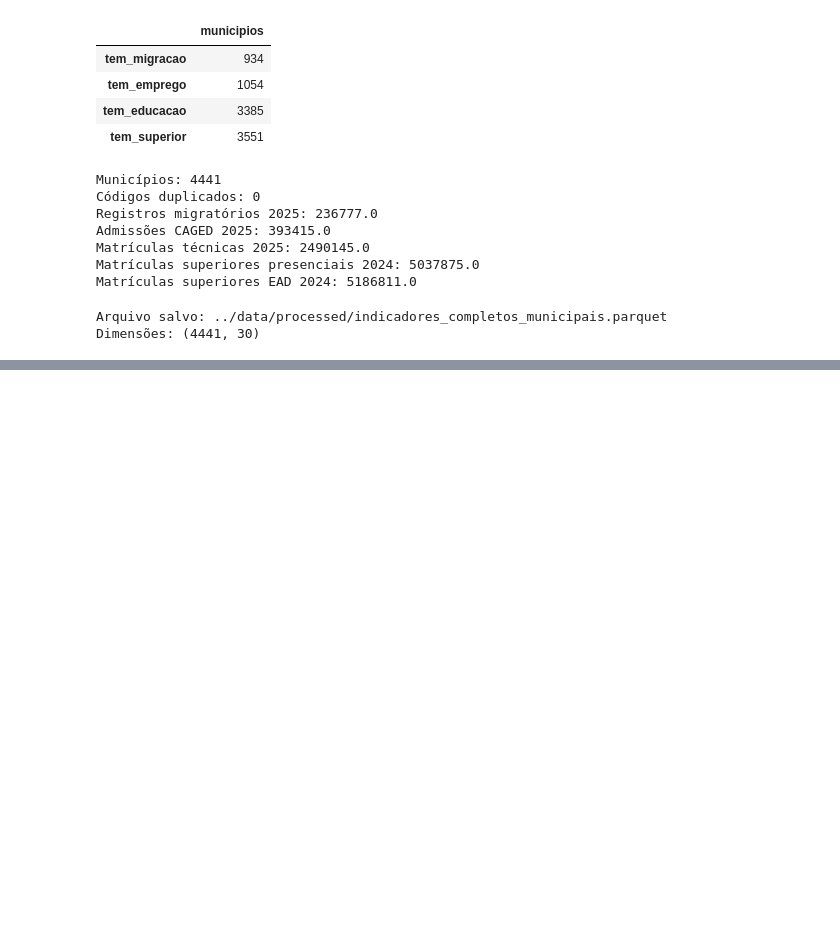
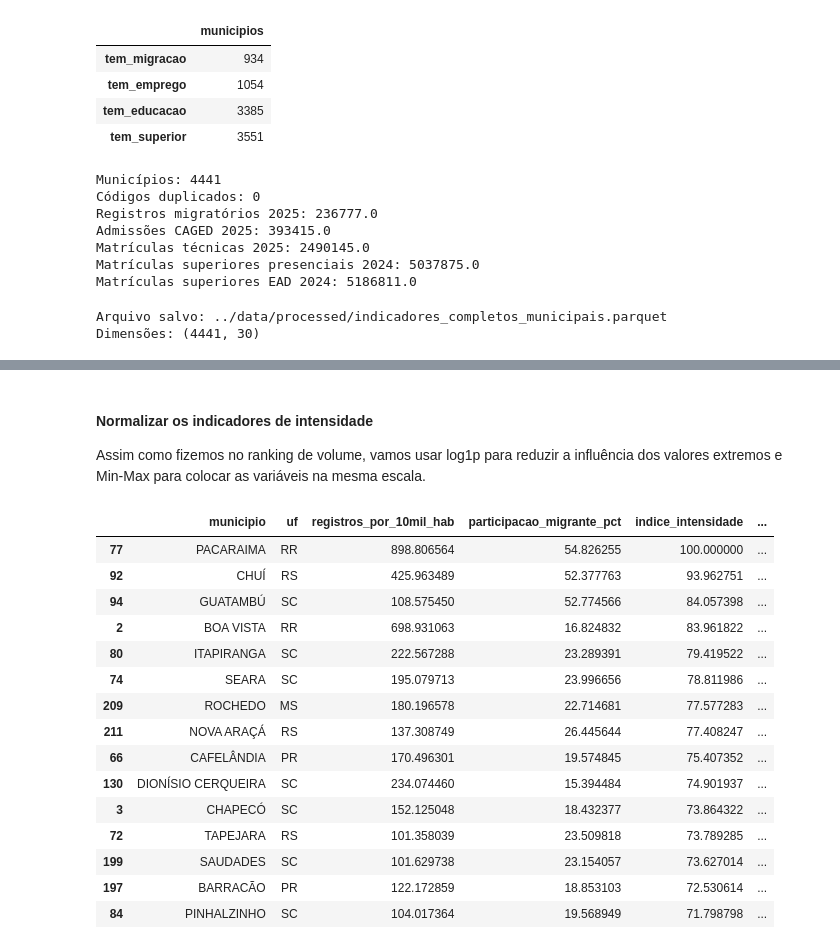
Before and after one commit to Vinivioto/uniesf-opportunity-map, a Jupyter notebook: notebooks/04_integracao_indicadores.ipynb, the cells around one changed output, grey strips where cells are left out. Saved outputs shown, nothing was run; the diff lists cells and outputs as text; code cells hidden in the pictures; blank space fills up the shorter version.

```diff
--- a/notebooks/04_integracao_indicadores.ipynb
+++ b/notebooks/04_integracao_indicadores.ipynb
@@ -391,0 +1071,62 @@ Dimensões: (4441, 30)
+# %% [markdown]
+#### Normalizar os indicadores de intensidade
+Assim como fizemos no ranking de volume, vamos usar log1p para reduzir a influência dos valores extremos e Min-Max para colocar as variáveis na mesma escala.
+# %%
+# Cria uma cópia para construir o ranking de intensidade
+ranking_intensidade_2025 = comparacao_rankings.copy()
+
+# Aplica transformação logarítmica aos indicadores relativos
+ranking_intensidade_2025["log_intensidade_migratoria"] = np.log1p(
+    ranking_intensidade_2025["registros_por_10mil_hab"]
+)
+
+ranking_intensidade_2025["log_participacao_emprego"] = np.log1p(
+    ranking_intensidade_2025["participacao_migrante_pct"]
+)
+
+# Normaliza os dois indicadores para a escala de 0 a 1
+scaler_intensidade = MinMaxScaler()
+
+ranking_intensidade_2025[
+    ["score_intensidade_migratoria", "score_participacao_emprego"]
+] = scaler_intensidade.fit_transform(
+    ranking_intensidade_2025[
+        ["log_intensidade_migratoria", "log_participacao_emprego"]
+    ]
+)
+
+# Calcula o índice exploratório com pesos iguais
+ranking_intensidade_2025["indice_intensidade"] = (
+    0.5 * ranking_intensidade_2025["score_intensidade_migratoria"]
+    + 0.5 * ranking_intensidade_2025["score_participacao_emprego"]
+) * 100
+
+# Exibe os 15 municípios com maior intensidade combinada
+display(
+    ranking_intensidade_2025.nlargest(15, "indice_intensidade")[
+        [
+            "municipio", "uf",
+            "registros_por_10mil_hab",
+            "participacao_migrante_pct",
+            "indice_intensidade",
+            "indice_oportunidade"
+        ]
+    ]
+)
+# %% [output]
+|  | municipio | uf | registros_por_10mil_hab | participacao_migrante_pct | indice_intensidade | ... |
+| 77 | PACARAIMA | RR | 898.806564 | 54.826255 | 100.000000 | ... |
+| 92 | CHUÍ | RS | 425.963489 | 52.377763 | 93.962751 | ... |
+| 94 | GUATAMBÚ | SC | 108.575450 | 52.774566 | 84.057398 | ... |
+| 2 | BOA VISTA | RR | 698.931063 | 16.824832 | 83.961822 | ... |
+| 80 | ITAPIRANGA | SC | 222.567288 | 23.289391 | 79.419522 | ... |
+| 74 | SEARA | SC | 195.079713 | 23.996656 | 78.811986 | ... |
+| 209 | ROCHEDO | MS | 180.196578 | 22.714681 | 77.577283 | ... |
+| 211 | NOVA ARAÇÁ | RS | 137.308749 | 26.445644 | 77.408247 | ... |
+| 66 | CAFELÂNDIA | PR | 170.496301 | 19.574845 | 75.407352 | ... |
+| 130 | DIONÍSIO CERQUEIRA | SC | 234.074460 | 15.394484 | 74.901937 | ... |
+| 3 | CHAPECÓ | SC | 152.125048 | 18.432377 | 73.864322 | ... |
+| 72 | TAPEJARA | RS | 101.358039 | 23.509818 | 73.789285 | ... |
+| 199 | SAUDADES | SC | 101.629738 | 23.154057 | 73.627014 | ... |
+| 197 | BARRACÃO | PR | 122.172859 | 18.853103 | 72.530614 | ... |
+| 84 | PINHALZINHO | SC | 104.017364 | 19.568949 | 71.798798 | ... |
```
Also changed, not shown: parts of 29 cells of this notebook, 4 other files.
